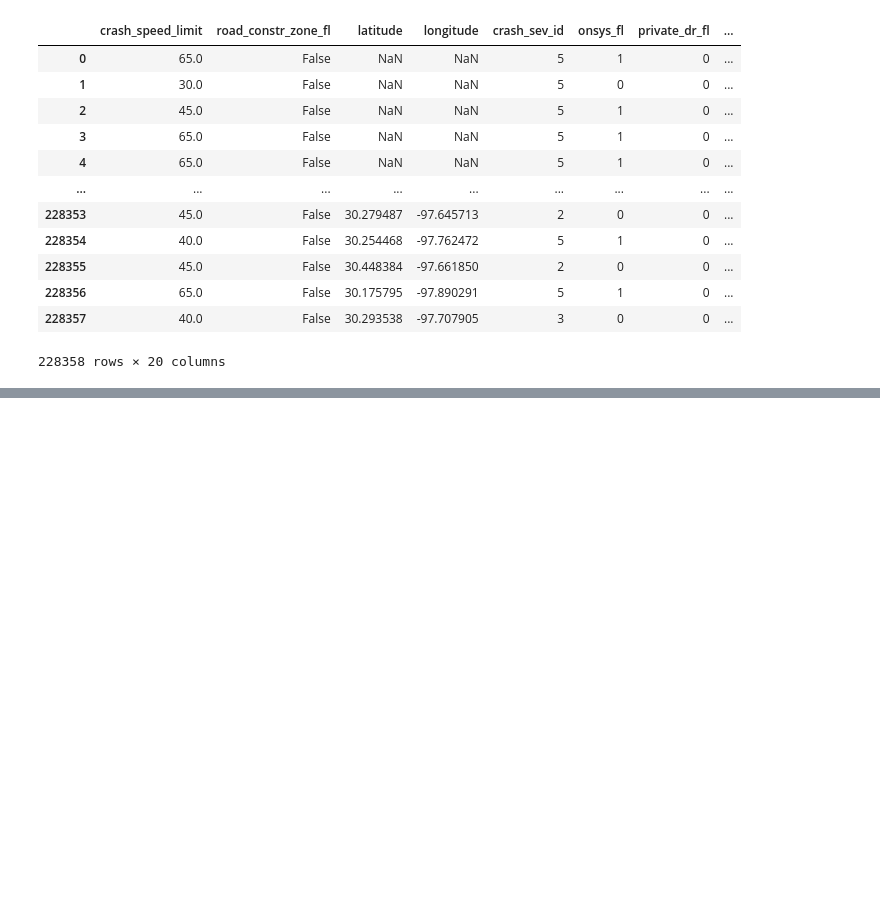
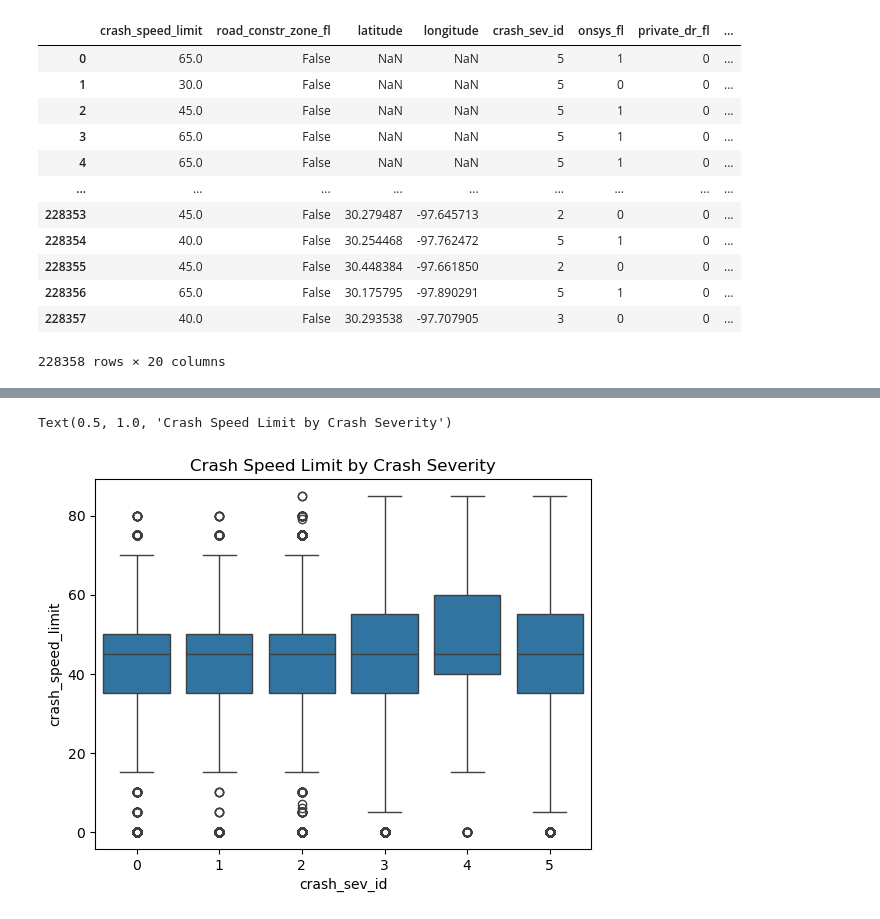
Before and after one commit to veee676/6302FinalTexasTrafficAccidentSeverityPrediction, a Jupyter notebook: Preprocessing.ipynb, the cells around one changed output, grey strips where cells are left out. Saved outputs shown, nothing was run; the diff lists cells and outputs as text; code cells hidden in the pictures; blank space fills up the shorter version.

```diff
--- a/Preprocessing.ipynb
+++ b/Preprocessing.ipynb
@@ -414,0 +411,14 @@ plt.title('Correlation Heatmap')
+# %%
+# creating time buckets for rush hour vs non rush hours
+def time_of_day(hour):
+    if 7 <= hour < 10:
+        return 'morning_rush'
+    elif 10 <= hour < 16:
+        return 'midday'
+    elif 16 <= hour < 19:
+        return 'evening_rush'
+    else:
+        return 'non_rush'
+df_class['time_bucket'] = df_class['hour'].apply(time_of_day)
+
+df_class = df_class.drop(columns=['crash_timestamp_us/central', 'crash_timestamp'])
@@ -414,0 +443,7 @@ plt.title('Correlation Heatmap')
+# %%
+# lat and long imputation and missing indicator
+df_class['lat_long_missing'] = df_class['latitude'].isnull().astype(int)
+
+df_class['latitude'] = df_class['latitude'].fillna(df_class['latitude'].median())
+df_class['longitude'] = df_class['longitude'].fillna(df_class['longitude'].median())
+df_class.info()
@@ -414,0 +492,10 @@ plt.title('Correlation Heatmap')
+# %%
+### Features v target relationships
+## numerical vs severity
+sns.boxplot(x='crash_sev_id', y='crash_speed_limit', data=df_class)
+plt.title('Crash Speed Limit by Crash Severity')
+
+# need to do for num units and hour?
+# %% [output]
+Text(0.5, 1.0, 'Crash Speed Limit by Crash Severity')
+[figure, added]
```
Also changed, not shown: parts of 15 cells of this notebook.
